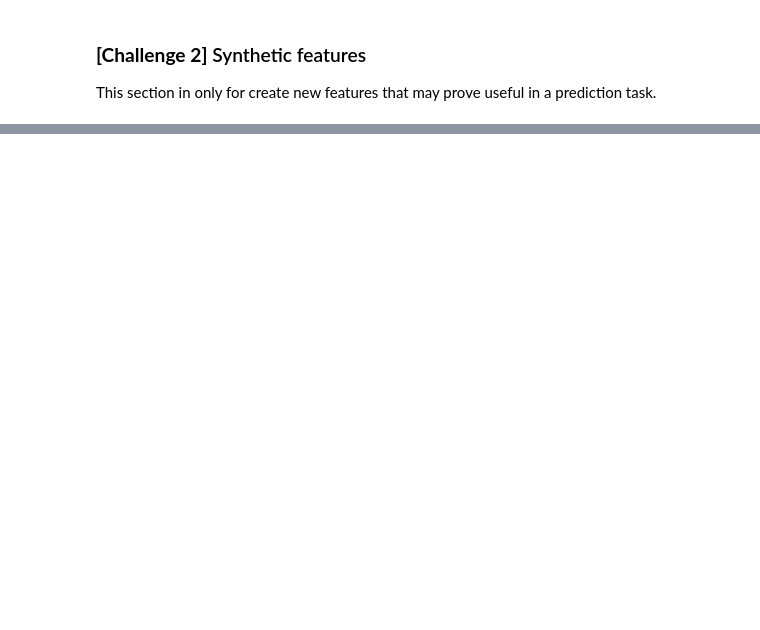
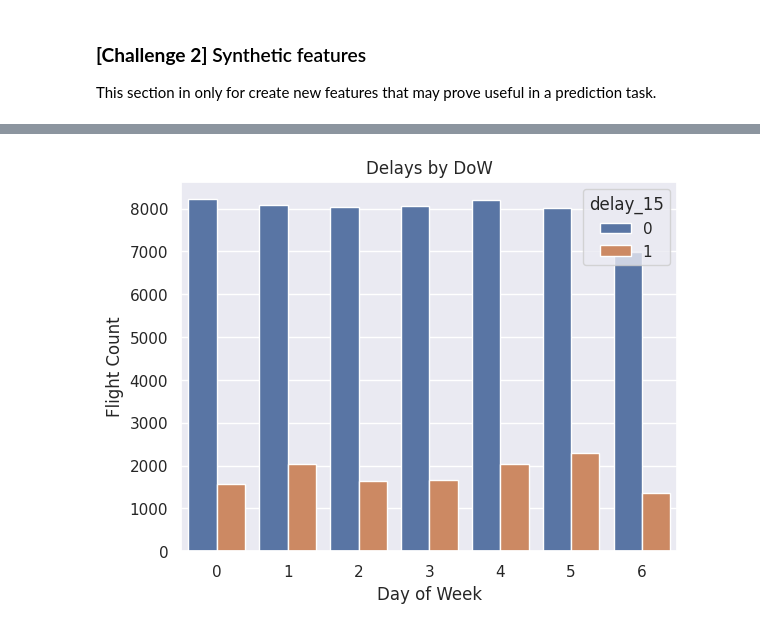
Before and after one commit to emilianomm/desafio-latam-emm, a Jupyter notebook: solution.ipynb, the cells around one changed output, grey strips where cells are left out. Drawn from its saved outputs; the diff is of its cells as text; code cells hidden in the pictures; blank space fills up the shorter version.

```diff
--- a/solution.ipynb
+++ b/solution.ipynb
@@ -402,0 +401,11 @@ data_raw[['Des-O', 'MES']]
+# %%
+# Day of Week
+# No log
+aux_df = pd.DataFrame(data_2[['delay_15', 'DIANUM']].value_counts(sort=False), columns=['Count']).reset_index()
+#aux_df['Count'] = np.log(aux_df['Count'])
+fc_plt = sns.barplot(data = aux_df, y='Count', x='DIANUM', hue='delay_15', orient='v', errorbar=None).set(
+                xlabel='Day of Week',
+                ylabel='Flight Count',
+                title='Delays by DoW')
+# %% [output]
+[figure, added]
```
Also changed, not shown: parts of 14 cells of this notebook.
